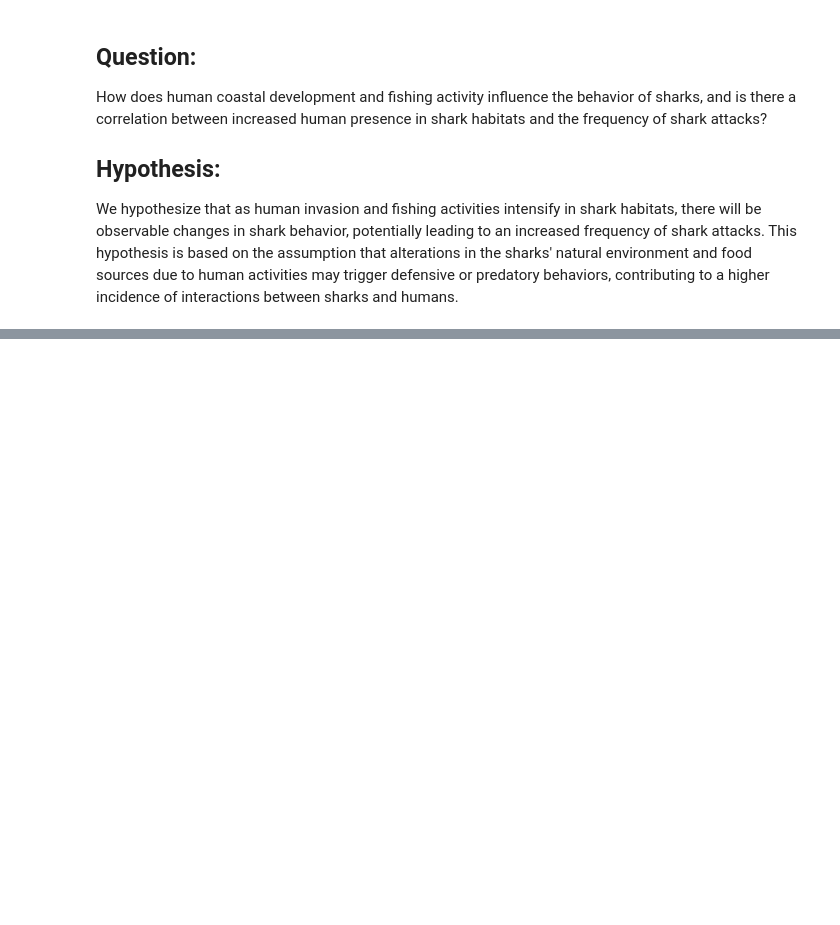
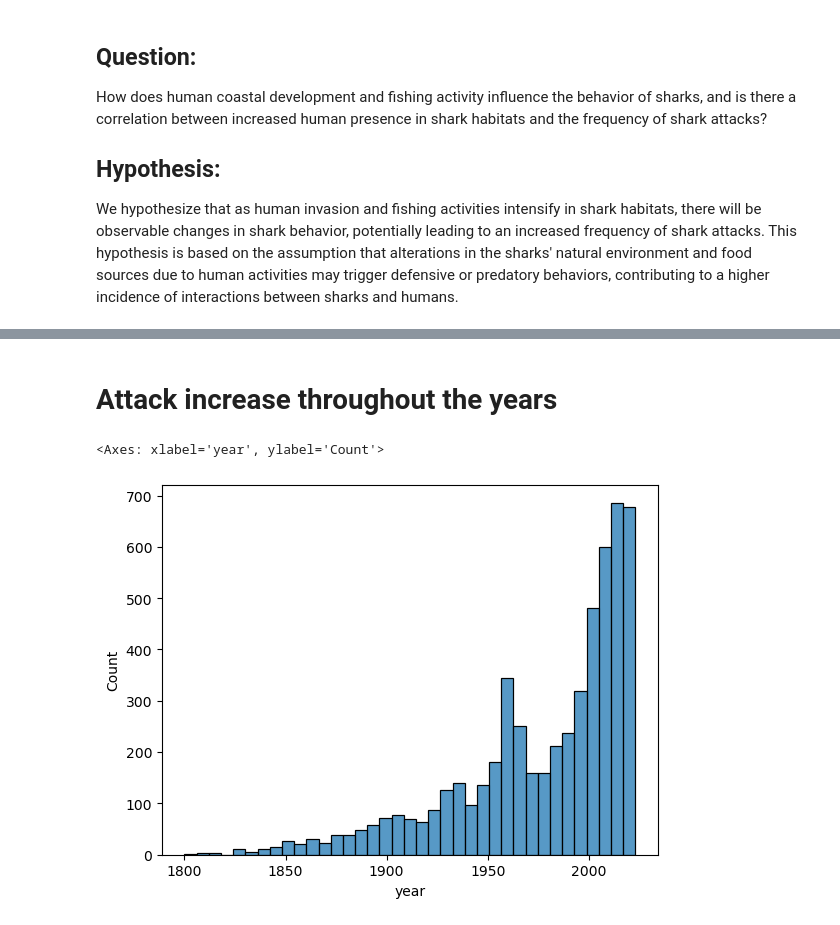
Before and after one commit to Federicosz/Shark_attack, a Jupyter notebook: Shark_attack_FSZ.ipynb, the cells around one changed output, grey strips where cells are left out. Saved outputs shown, nothing was run; the diff lists cells and outputs as text; code cells hidden in the pictures; blank space fills up the shorter version.

```diff
--- a/Shark_attack_FSZ.ipynb
+++ b/Shark_attack_FSZ.ipynb
@@ -7,12 +5,9 @@ How does human coastal development and fishing activity influence the behavior o
 ## Hypothesis:
 We hypothesize that as human invasion and fishing activities intensify in shark habitats, there will be observable changes in shark behavior, potentially leading to an increased frequency of shark attacks. This hypothesis is based on the assumption that alterations in the sharks' natural environment and food sources due to human activities may trigger defensive or predatory behaviors, contributing to a higher incidence of interactions between sharks and humans.
 # %%
+import pandas as pd
 url="Data_sharks.xlsx"
-shark=pd.read_excel(url,usecols=['Date','Year','Type','Country','State','Activity']).squeeze('columns')
+shark=pd.read_excel(url,usecols=['Year','Type','Country','State','Activity']).squeeze('columns')
+#General cleaning data base
+shark.columns=shark.columns.str.lower()
+shark.dropna(thresh=5,inplace=True)
-# %%
-#General cleaning data base
-shark.columns=shark.columns.str.lower()
-shark.dropna(thresh=6,inplace=True)
-# %%
-#for the year depending on what we would like to select it could be only >=1800
-shark=shark[(shark['year']!=0) | (shark['year']>=1800)]
@@ -105,0 +180,9 @@ Name: count, dtype: int64
+# %% [markdown]
+# Attack increase throughout the years
+# %%
+import seaborn as sns
+import matplotlib.pyplot as plt
+sns.histplot(x='year', data=shark, shrink=1)
+# %% [output]
+<Axes: xlabel='year', ylabel='Count'>
+[figure, added]
```
Also changed, not shown: parts of 16 cells of this notebook.
